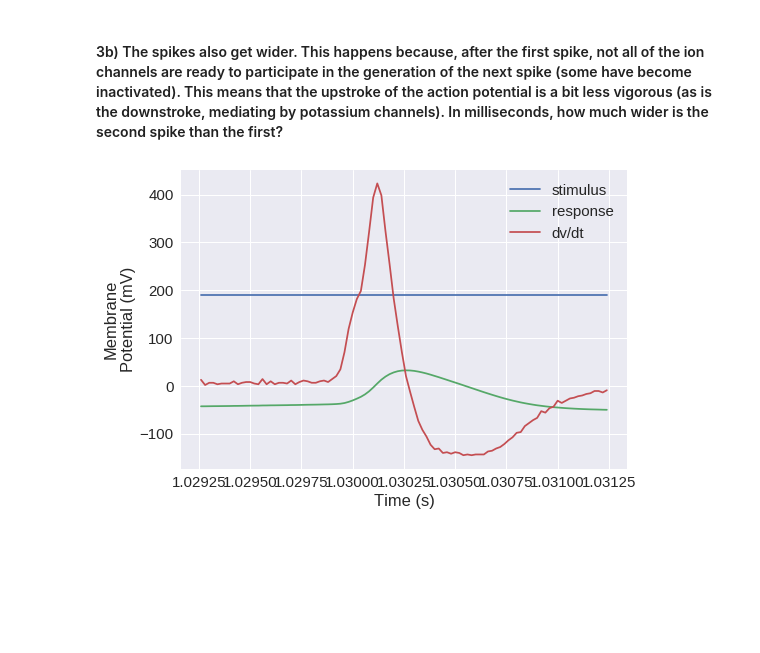
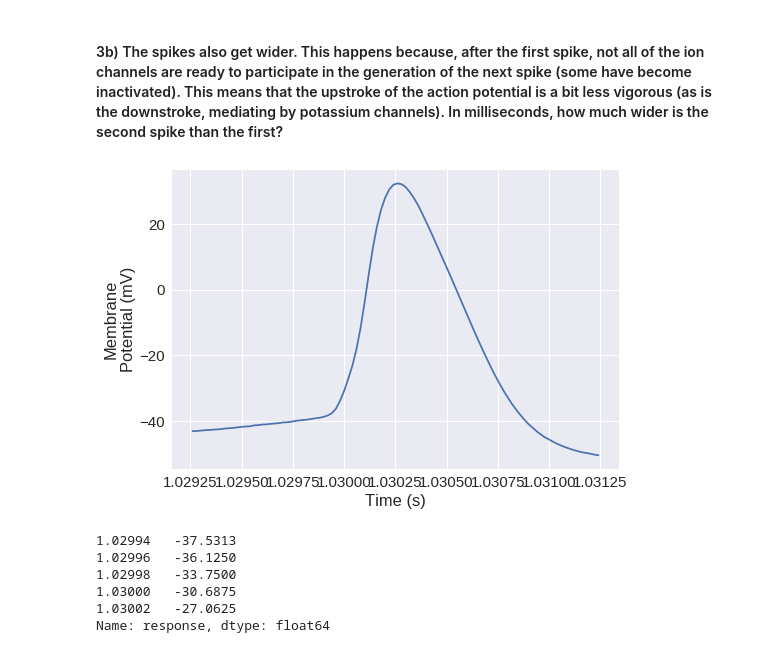
Before and after one commit to charlymccown/MAT494, a Jupyter notebook: neurons_exercises_HW3.ipynb, the cells around one changed output. Drawn from its saved outputs; the diff is of its cells as text; code cells hidden in the pictures; blank space fills up the shorter version.

```diff
--- a/neurons_exercises_HW3.ipynb
+++ b/neurons_exercises_HW3.ipynb
@@ -294,34 +294,41 @@ True
 # %%
 # First we have to figure out the width of one spike.
 # The width is often defined as the time when the membrane potential crosses above the threshold (from question #2)
 # at spike onset until the time when it crosses below it at the end of the spike.
 # Let's give ourselves some runway and extract a period of time +/- 50 samples of the first spike's peak.
 # Recall that spike_indices contains the locations of the samples for each spike's peak.
 first_spike_index = peaks[0]
 
 # .loc[] is great for finding a location by name in the index.  But the names in our index are time values, and we have indices here.
 # Use .iloc[] (the "i" stands for integer) to access by index.
-first_spike_data = df['dv/dt'].iloc[first_spike_index]
+first_spike_data = df['response'].iloc[first_spike_index]
 
 # But we don't just want that exact sample.  We want +/- 50 samples around the spike.
 # You can get a "slice" of the dataframe using a range like .iloc[first:last], where first and last are some values of your choosing.
-#first_spike_data_range = first_spike_data.iloc[(first_spike_index-50):(first_spike_index+50)]
-first_spike_data_range = df.iloc[(first_spike_index-50):(first_spike_index+50)]
+first_spike_data_range = df['response'].iloc[first_spike_index-50:first_spike_index+50]
+
 
 # If all went well, this should like like a plot of the first spike
 first_spike_data_range.plot()
 plt.xlabel('Time (s)')
 plt.ylabel('Membrane\nPotential (mV)');
 # %% [output]
-[figure, old version]
+[figure, new version]
 # %%
 # Now you need to extract only those values that are above the threshold determined in question #2d.
 # Use a selector to extract only the values in first_spike_data_range that are above that threshold.
 # Note that the threshold is not the value of the red line (which is a threshold for the first derivative),
 # But the actual threshold you got in question #2d.
-is_first_spike_above_threshold = ... > ...
-first_spike_above_threshold = first_spike_data_range[...]
+is_first_spike_above_threshold = first_spike_data_range > v_at_threshold
+first_spike_above_threshold = first_spike_data_range[is_first_spike_above_threshold]
 first_spike_above_threshold.head()
+# %% [output]
+1.02994   -37.5313
+1.02996   -36.1250
+1.02998   -33.7500
+1.03000   -30.6875
+1.03002   -27.0625
+Name: response, dtype: float64
 # %%
 # Now you need to find the difference between the first and last time point in `first_spike_above_threshold`
 # This will be the width of the spike.
```
Also changed, not shown: parts of 1 cell of this notebook.
